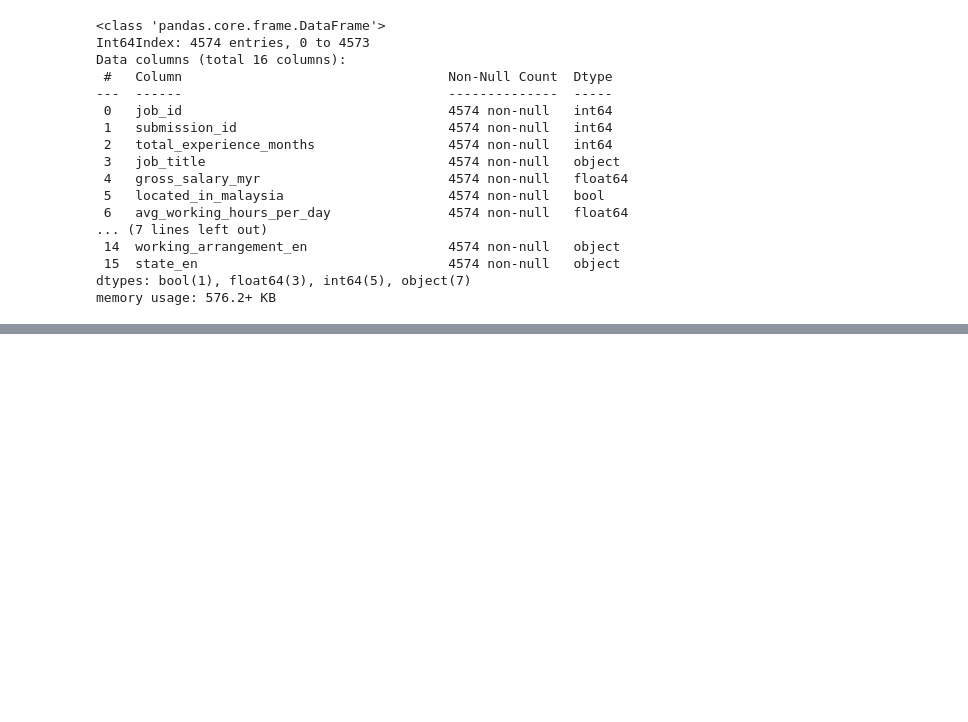
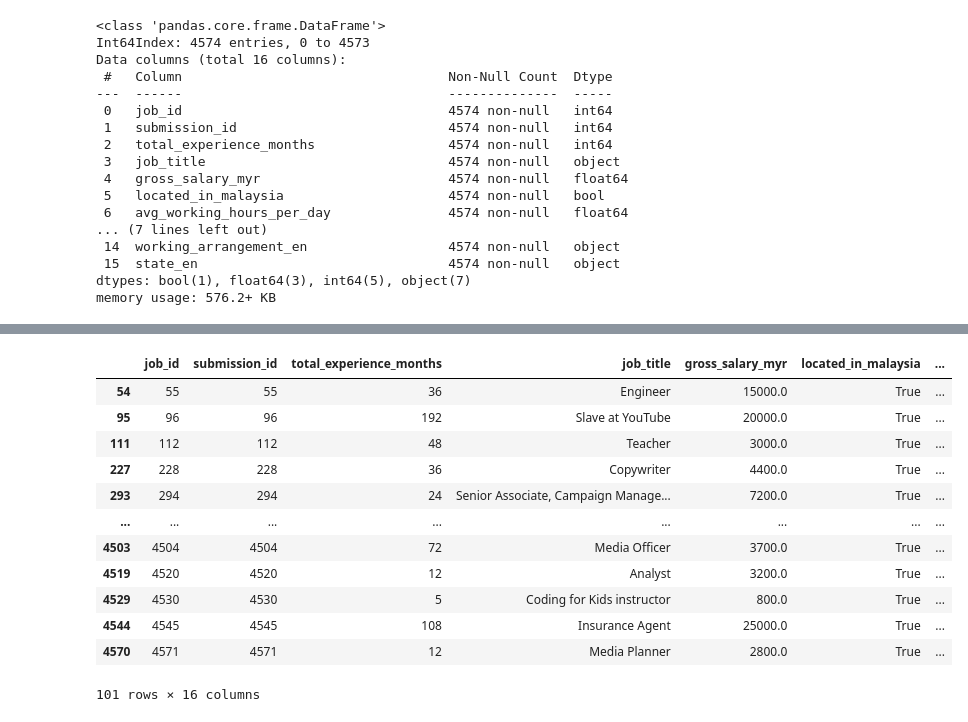
Before and after one commit to malaysianpaygap/dashboard-analysis, a Jupyter notebook: MPG Analysis.ipynb, the cells around one changed output, grey strips where cells are left out. Saved outputs shown, nothing was run; the diff lists cells and outputs as text; code cells hidden in the pictures; blank space fills up the shorter version.

```diff
--- a/MPG Analysis.ipynb
+++ b/MPG Analysis.ipynb
@@ -622,0 +659,16 @@ for col in col_list:
+# %%
+fact_job_details[fact_job_details['avg_working_days_per_week'] == 7]
+# %% [output]
+|  | job_id | submission_id | total_experience_months | job_title | gross_salary_myr | located_in_malaysia | ... |
+| 54 | 55 | 55 | 36 | Engineer | 15000.0 | True | ... |
+| 95 | 96 | 96 | 192 | Slave at YouTube | 20000.0 | True | ... |
+| 111 | 112 | 112 | 48 | Teacher | 3000.0 | True | ... |
+| 227 | 228 | 228 | 36 | Copywriter | 4400.0 | True | ... |
+| 293 | 294 | 294 | 24 | Senior Associate, Campaign Manage... | 7200.0 | True | ... |
+| ... | ... | ... | ... | ... | ... | ... | ... |
+| 4503 | 4504 | 4504 | 72 | Media Officer | 3700.0 | True | ... |
+| 4519 | 4520 | 4520 | 12 | Analyst | 3200.0 | True | ... |
+| 4529 | 4530 | 4530 | 5 | Coding for Kids instructor | 800.0 | True | ... |
+| 4544 | 4545 | 4545 | 108 | Insurance Agent | 25000.0 | True | ... |
+| 4570 | 4571 | 4571 | 12 | Media Planner | 2800.0 | True | ... |
+101 rows × 16 columns
```
Also changed, not shown: parts of 3 cells of this notebook.
